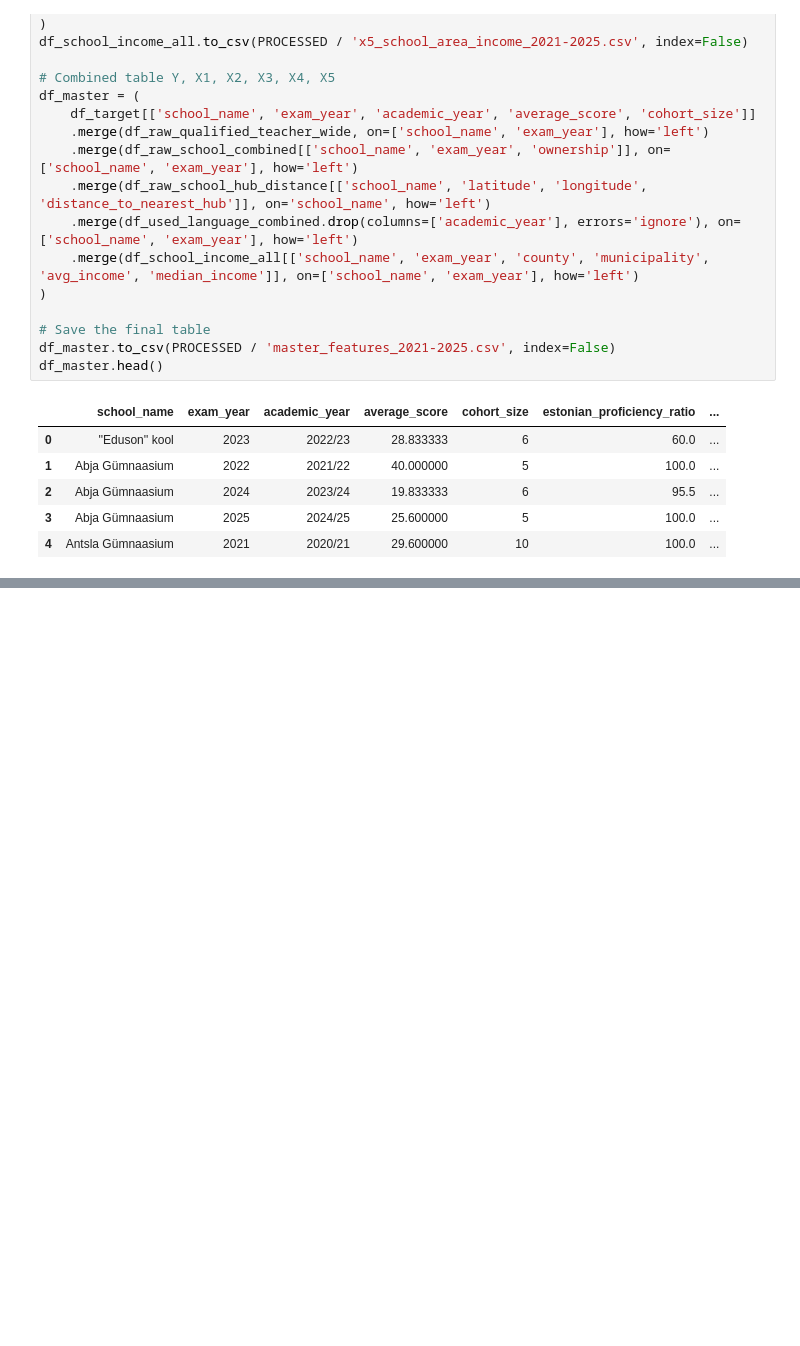
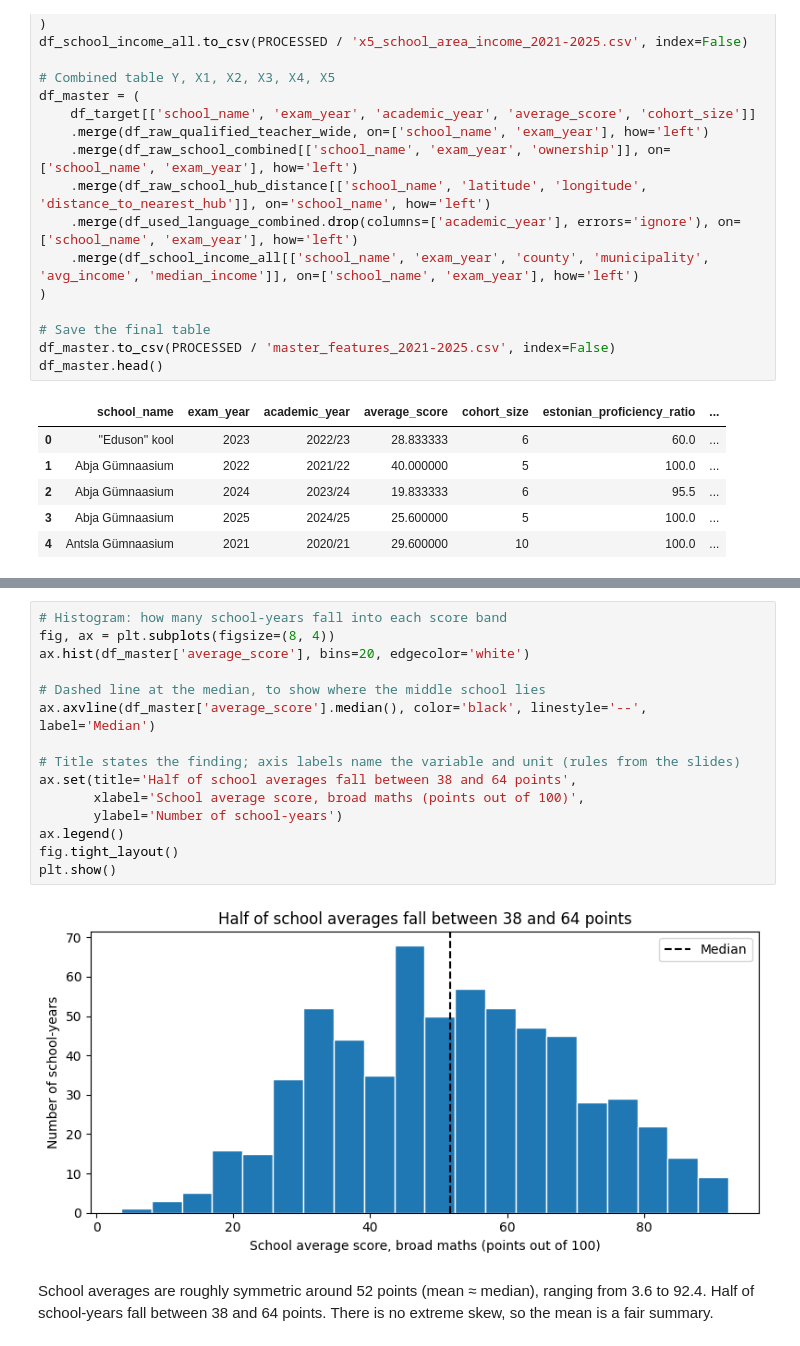
Before and after one commit to valpar/estonia-exam-gap, a Jupyter notebook: notebooks/Features.ipynb, the cells around one changed output, grey strips where cells are left out. Cells and saved outputs as stored; diff of their text form; blank space fills up the shorter version.

```diff
--- a/notebooks/Features.ipynb
+++ b/notebooks/Features.ipynb
@@ -1057,0 +1132,19 @@ df_master.head()
+# %%
+# Histogram: how many school-years fall into each score band
+fig, ax = plt.subplots(figsize=(8, 4))
+ax.hist(df_master['average_score'], bins=20, edgecolor='white')
+
+# Dashed line at the median, to show where the middle school lies
+ax.axvline(df_master['average_score'].median(), color='black', linestyle='--', label='Median')
+
+# Title states the finding; axis labels name the variable and unit (rules from the slides)
+ax.set(title='Half of school averages fall between 38 and 64 points',
+       xlabel='School average score, broad maths (points out of 100)',
+       ylabel='Number of school-years')
+ax.legend()
+fig.tight_layout()
+plt.show()
+# %% [output]
+[figure, added]
+# %% [markdown]
+School averages are roughly symmetric around 52 points (mean ≈ median), ranging from 3.6 to 92.4. Half of school-years fall between 38 and 64 points. There is no extreme skew, so the mean is a fair summary.
```
Also changed, not shown: parts of 24 cells of this notebook.
